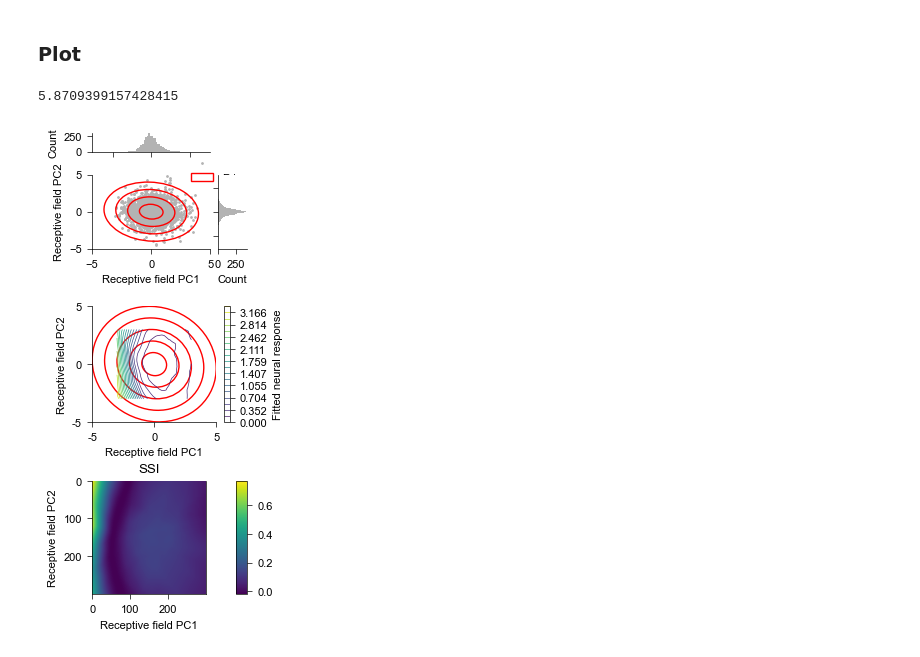
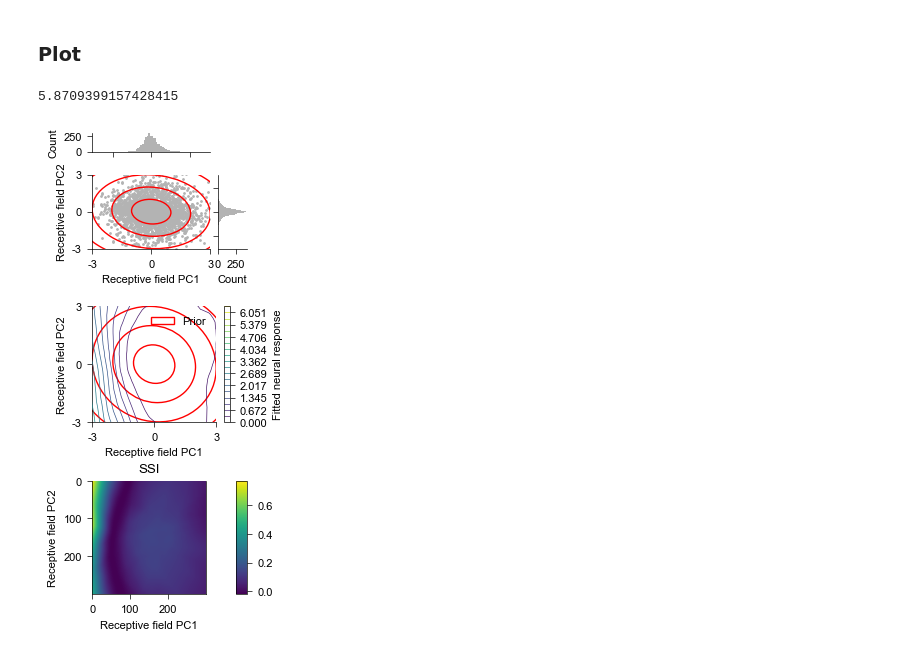
Before and after one commit to steevelaquitaine/fisher-info-limits, a Jupyter notebook: notebooks/fig3.ipynb, the cells around one changed output. Saved outputs shown, nothing was run; the diff lists cells and outputs as text; code cells hidden in the pictures.

Commit message:
update figures

```diff
--- a/notebooks/fig3.ipynb
+++ b/notebooks/fig3.ipynb
@@ -101,7 +105,7 @@ class SimpleRegressor(nn.Module):
         return self.model(x)
 
 
-def nnet_fit(pcs, fit, test_size=0.2, seed=42, n_epochs=200, linspace=np.linspace(-3,3,301)):
+def nnet_fit(pcs, fit, test_size=0.2, seed=42, n_epochs=200, linspace=np.linspace(-5,5,501)):
     """Fit tuning curves with a neural network
 
     Args:
@@ -114,6 +118,9 @@ def nnet_fit(pcs, fit, test_size=0.2, seed=42, n_epochs=200, linspace=np.linspac
     Returns:
         _type_: _description_
     """
+    # setup reproducibility
+    torch.manual_seed(seed)
+
     # get the predictors and predicted data
     X = np.copy(pcs[:2]).T          # x and y
     y = np.copy(np.array(fit[0]))   # response to fit
@@ -308,6 +315,9 @@ Loaded precomputed data: KeysView(NpzFile 'data/computed_contrast_cells/BDEvSSI_
 # %% [markdown]
 ### Plot
 # %%
+xylim = (-3,3)
+xyticks = (-3,0,3)
+
 # setup plot
 fig = plt.figure(figsize=(2,6))
 
@@ -331,15 +341,16 @@ axs['histy'] = fig.add_subplot(gs_top[1, 1])
 scatter_hist(pcs[0], pcs[1], axs['scatter'], axs['histx'], axs['histy'], c=(.7,0.7,0.7))
 axs['scatter'].set_xlabel('Receptive field PC1')
 axs['scatter'].set_ylabel('Receptive field PC2')
-axs['scatter'].set_xlim([-5,5])
-axs['scatter'].set_ylim([-5,5])
+axs['scatter'].set_xlim(xylim)
+axs['scatter'].set_ylim(xylim)
+axs['scatter'].set_xticks(xyticks,xyticks)
+axs['scatter'].set_yticks(xyticks,xyticks)
 
 # plot prior (contours)
 for n_std in np.arange(0, 5, 1):
     plot_gaussian_ellipse(np.array([mu0, mu1]), sigma,
                          axs['scatter'], n_std=n_std,
                          edgecolor='red', facecolor='None')
-axs['scatter'].legend(['','Prior'], frameon=False, bbox_to_anchor=(0.75,0.75))
 
 # aesthetics
 axs['scatter'].spines[['top','right']].set_visible(False)
@@ -368,35 +379,37 @@ for n_std in np.arange(0, 6, 1):
 plt.colorbar(contour, ax=ax_bottom, label="Fitted neural response")
 
 # aesthetics
 ax_bottom.spines[['right']].set_visible(False)
 ax_bottom.set_xlabel("Receptive field PC1")
 ax_bottom.set_ylabel("Receptive field PC2")
-ax_bottom.set_xlim(-5,5)
-ax_bottom.set_ylim(-5,5)
-ax_bottom.set_xticks((-5,0,5),(-5,0,5))
-ax_bottom.set_yticks((-5,0,5),(-5,0,5))
+ax_bottom.set_xlim(xylim)
+ax_bottom.set_ylim(xylim)
+ax_bottom.set_xticks(xyticks,xyticks)
+ax_bottom.set_yticks(xyticks,xyticks)
+#ax_bottom.legend(['Prior'], frameon=False, bbox_to_anchor=(0.85,0.8))
+ax_bottom.legend(['Prior'], frameon=False, loc="upper right")
 
 
 # Third subplot: plot SSI ----------------------------------------------------
 
 # SSI
 ax_bottom3 = fig.add_subplot(gs_main[2])
 im = ax_bottom3.imshow(ssi)
 ax_bottom3.set_title("SSI")
 ax_bottom3.set_xticks(np.arange(0,300,100), np.arange(0,300,100))
 ax_bottom3.set_yticks(np.arange(0,300,100), np.arange(0,300,100))
 divider = make_axes_locatable(ax_bottom3) # colorbar
 cax = divider.append_axes("right", size="10%", pad=0.3)
 cbar = plt.colorbar(im, cax=cax)
 ax_bottom3.set_xlabel("Receptive field PC1")
 ax_bottom3.set_ylabel("Receptive field PC2")
 
 fig.subplots_adjust(wspace=0.9, hspace=0.5)
 
 # save figure
 plt.savefig('figures/fig3.svg', bbox_inches = 'tight', transparent=True, dpi=400)
 plt.savefig('figures/fig3.pdf', bbox_inches = 'tight', transparent=True, dpi=400)
 plt.savefig('figures/all/fig3.jpeg', bbox_inches = 'tight', transparent=True, dpi=400)
 # %% [output]
 5.8709399157428415
-[figure, old version]
+[figure, new version]
```
Also changed, not shown: parts of 3 cells of this notebook, 53 other files.
